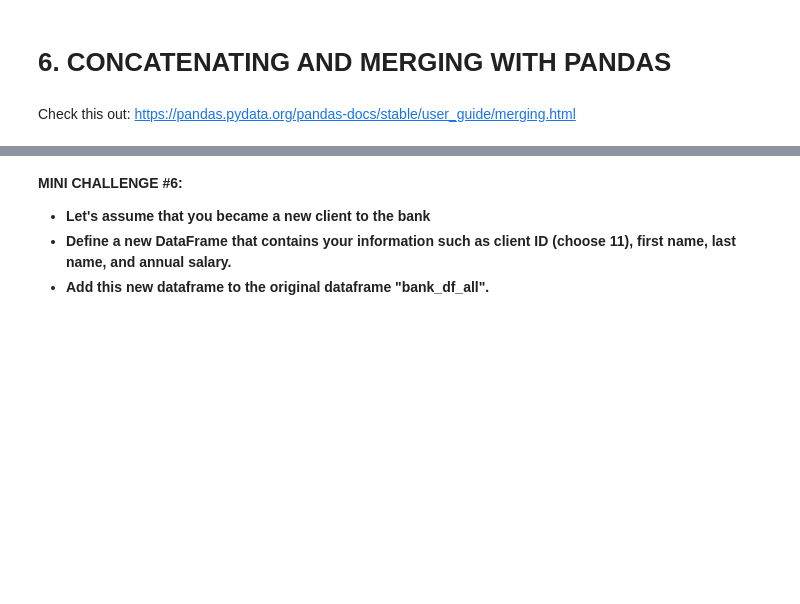
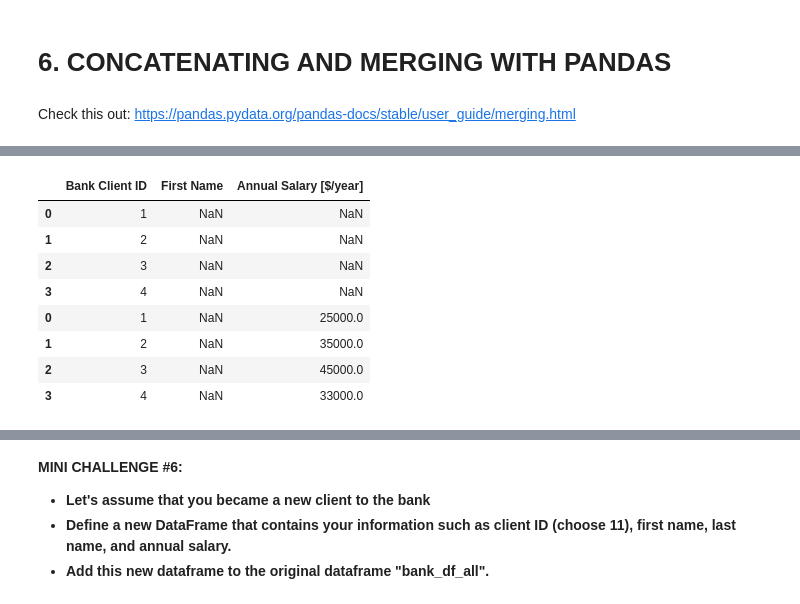
Before and after one commit to sehrish30/pandas-Practice, a Jupyter notebook: 8_Python_101_Python_Libraries_for_Data_Analysis_Pandas_Skeleton.ipynb, the cells around one changed output, grey strips where cells are left out. Saved outputs shown, nothing was run; the diff lists cells and outputs as text; code cells hidden in the pictures; blank space fills up the shorter version.

```diff
--- a/8_Python_101_Python_Libraries_for_Data_Analysis_Pandas_Skeleton.ipynb
+++ b/8_Python_101_Python_Libraries_for_Data_Analysis_Pandas_Skeleton.ipynb
@@ -351,5 +440,17 @@ Check this out: https://pandas.pydata.org/pandas-docs/stable/user_guide/merging.
 # %%
 # Let's concatenate both dataframes #1 and #2
 # Note that we now have client IDs from 1 to 10
+bank_df_all = pd.concat([Bank_df_1, bank_df_salary])
+bank_df_all
+# %% [output]
+|  | Bank Client ID | First Name | Annual Salary [$/year] |
+| 0 | 1 | NaN | NaN |
+| 1 | 2 | NaN | NaN |
+| 2 | 3 | NaN | NaN |
+| 3 | 4 | NaN | NaN |
+| 0 | 1 | NaN | 25000.0 |
+| 1 | 2 | NaN | 35000.0 |
+| 2 | 3 | NaN | 45000.0 |
+| 3 | 4 | NaN | 33000.0 |
 # %%
 # Let's merge all data on 'Bank Client ID'
```
Also changed, not shown: parts of 14 cells of this notebook.
